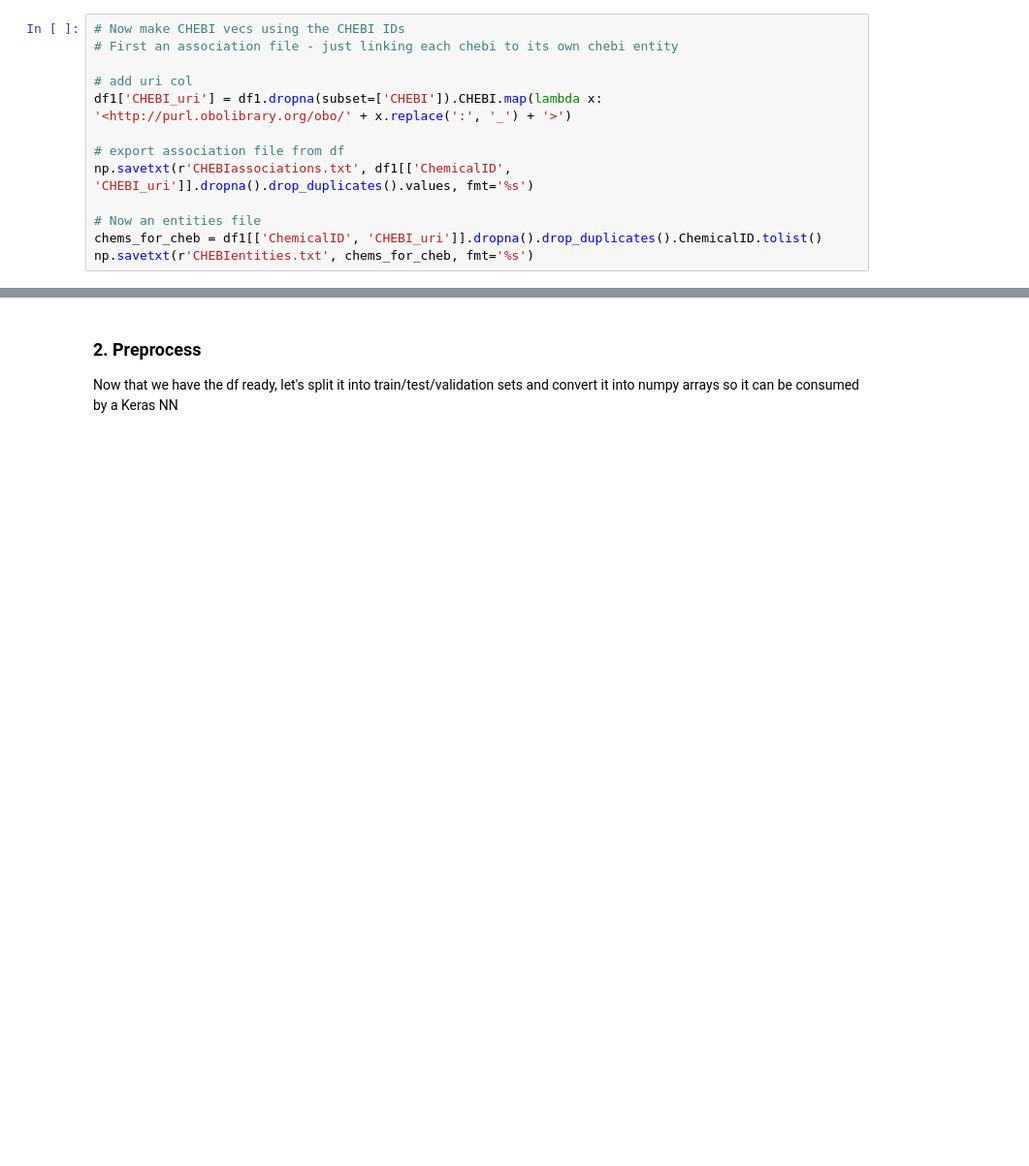
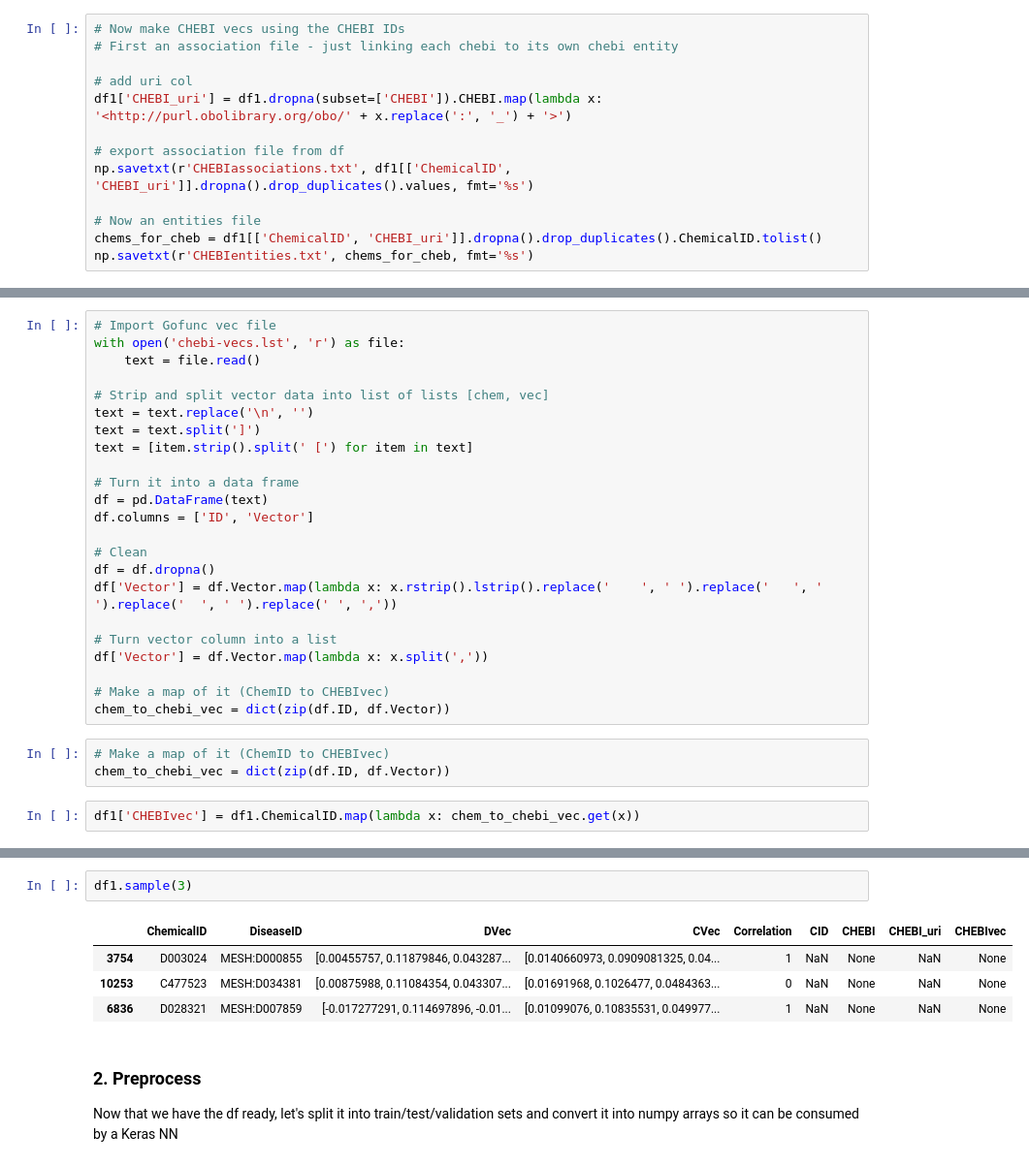
Before and after one commit to colemai/msc-thesis, a Jupyter notebook: opa/opa-nn.ipynb, the cells around one changed output, grey strips where cells are left out. Shown at 97% size. Drawn from its saved outputs; the diff is of its cells as text; blank space fills up the shorter version.

Commit message:
Added CHEBI vectors to dataframe

```diff
--- a/opa/opa-nn.ipynb
+++ b/opa/opa-nn.ipynb
@@ -398,0 +401,28 @@ subprocess.check_output('(cd ../../opa2vec/ ; python2 runOPA2Vec.py -ontology ..
+# %%
+# Import Gofunc vec file
+with open('chebi-vecs.lst', 'r') as file:
+    text = file.read()
+
+# Strip and split vector data into list of lists [chem, vec]
+text = text.replace('\n', '')
+text = text.split(']')
+text = [item.strip().split(' [') for item in text]
+
+# Turn it into a data frame
+df = pd.DataFrame(text)
+df.columns = ['ID', 'Vector']
+
+# Clean
+df = df.dropna()
+df['Vector'] = df.Vector.map(lambda x: x.rstrip().lstrip().replace('    ', ' ').replace('   ', ' ').replace('  ', ' ').replace(' ', ','))
+
+# Turn vector column into a list
+df['Vector'] = df.Vector.map(lambda x: x.split(','))
+
+# Make a map of it (ChemID to CHEBIvec)
+chem_to_chebi_vec = dict(zip(df.ID, df.Vector))
+# %%
+# Make a map of it (ChemID to CHEBIvec)
+chem_to_chebi_vec = dict(zip(df.ID, df.Vector))
+# %%
+df1['CHEBIvec'] = df1.ChemicalID.map(lambda x: chem_to_chebi_vec.get(x))
@@ -399,3 +444,10 @@ subprocess.check_output('(cd ../../opa2vec/ ; python2 runOPA2Vec.py -ontology ..
+# %%
+df1.sample(3)
+# %% [output]
+|  | ChemicalID | DiseaseID | DVec | CVec | Correlation | CID | CHEBI | CHEBI_uri | CHEBIvec |
+| 3754 | D003024 | MESH:D000855 | [0.00455757, 0.11879846, 0.043287... | [0.0140660973, 0.0909081325, 0.04... | 1 | NaN | None | NaN | None |
+| 10253 | C477523 | MESH:D034381 | [0.00875988, 0.11084354, 0.043307... | [0.01691968, 0.1026477, 0.0484363... | 0 | NaN | None | NaN | None |
+| 6836 | D028321 | MESH:D007859 | [-0.017277291, 0.114697896, -0.01... | [0.01099076, 0.10835531, 0.049977... | 1 | NaN | None | NaN | None |
 # %% [markdown]
 ### 2. Preprocess
 Now that we have the df ready, let's split it into train/test/validation sets and convert it into numpy arrays so it can be consumed by a Keras NN
```
Also changed, not shown: parts of 4 cells of this notebook.
